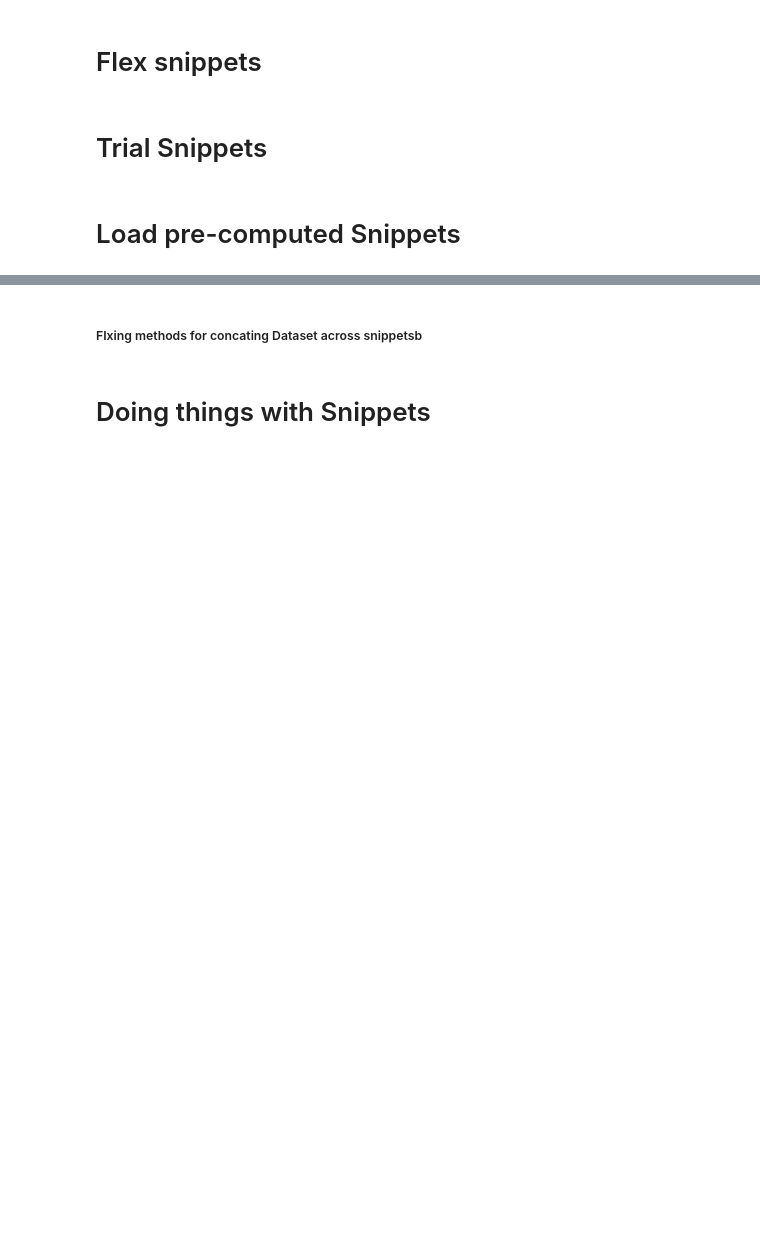
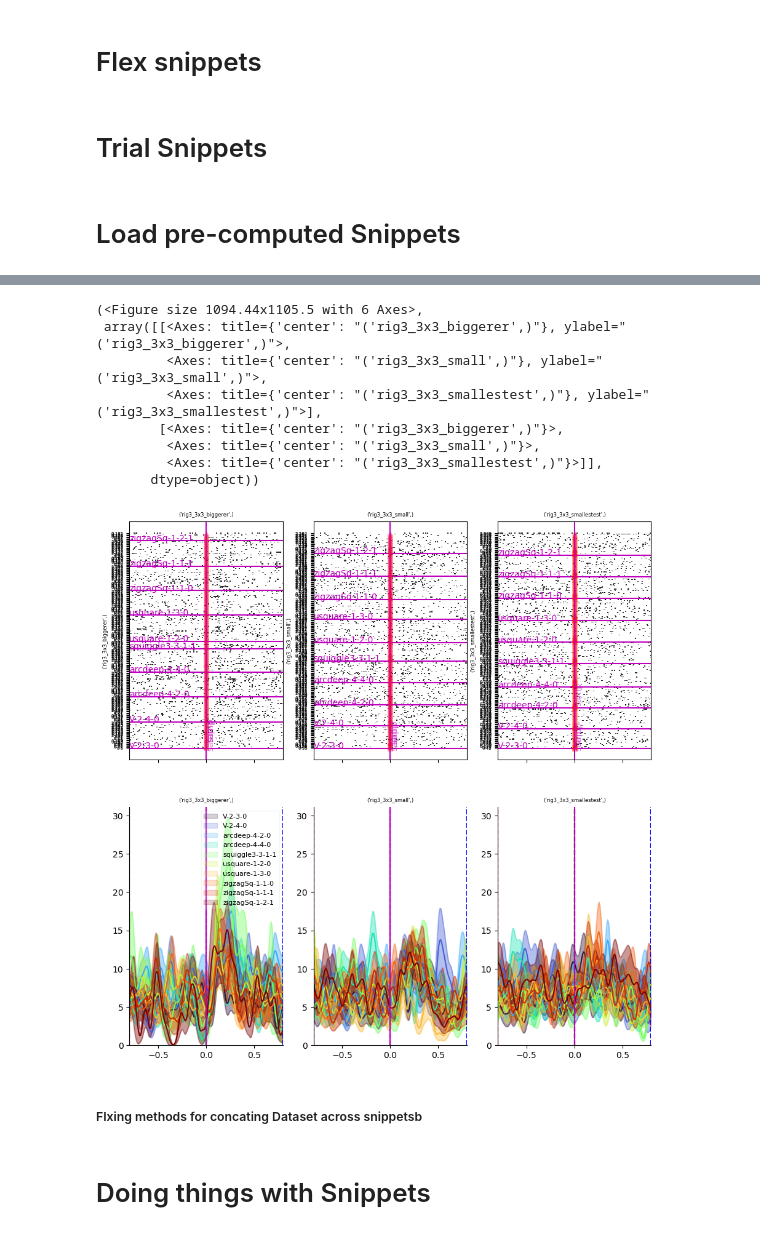
Before and after one commit to lucast4/neuralmonkey, a Jupyter notebook: neuralmonkey/notebooks/231203_sandbox_snippets.ipynb, the cells around one changed output, grey strips where cells are left out. Cells and saved outputs as stored; diff of their text form; code cells hidden in the pictures; blank space fills up the shorter version.

```diff
--- a/neuralmonkey/notebooks/231203_sandbox_snippets.ipynb
+++ b/neuralmonkey/notebooks/231203_sandbox_snippets.ipynb
@@ -433,5 +386,6 @@ MS = load_mult_session_helper(DATE, animal, MINIMAL_LOADING=True, spikes_version
 # MS = load_mult_session_helper(DATE, animal, MINIMAL_LOADING=True, spikes_version="tdt")
 # %%
 which_level = "trial"
-SP, SAVEDIR_ALL = load_and_concat_mult_snippets(MS, which_level = which_level,
+EVENTS_KEEP = ["samp"] # 03_samp
+SP, SAVEDIR_ALL = load_and_concat_mult_snippets(MS, which_level = which_level, events_keep=EVENTS_KEEP,
     DEBUG=False)
@@ -446,9 +445,18 @@ SP.datasetbeh_append_column_helper(["seqc_0_shape", "task_kind"])
 # %%
-
-SP.plotgood_rasters_smfr_each_level_combined(SP.Sites[0], var="seqc_0_shape", vars_others=["task_kind"], event="03_samp",
+site = 1238
+SP.plotgood_rasters_smfr_each_level_combined(site, var="seqc_0_shape", vars_others=["gridsize"], event="03_samp",
                                              OVERWRITE_n_min=5,
-                                                  OVERWRITE_lenient_n=1, plotvers=("smfr",),
-                                                    balance_same_levels_across_ovar=True)
+                                                  OVERWRITE_lenient_n=1, balance_same_levels_across_ovar=True)
+# %% [output]
+(<Figure size 1094.44x1105.5 with 6 Axes>,
+ array([[<Axes: title={'center': "('rig3_3x3_biggerer',)"}, ylabel="('rig3_3x3_biggerer',)">,
+         <Axes: title={'center': "('rig3_3x3_small',)"}, ylabel="('rig3_3x3_small',)">,
+         <Axes: title={'center': "('rig3_3x3_smallestest',)"}, ylabel="('rig3_3x3_smallestest',)">],
+        [<Axes: title={'center': "('rig3_3x3_biggerer',)"}>,
+         <Axes: title={'center': "('rig3_3x3_small',)"}>,
+         <Axes: title={'center': "('rig3_3x3_smallestest',)"}>]],
+       dtype=object))
+[figure, added]
 # %%
 SP.datasetbeh_append_column("epoch")
 # %%
```
Also changed, not shown: parts of 7 cells of this notebook, 1 other file.
